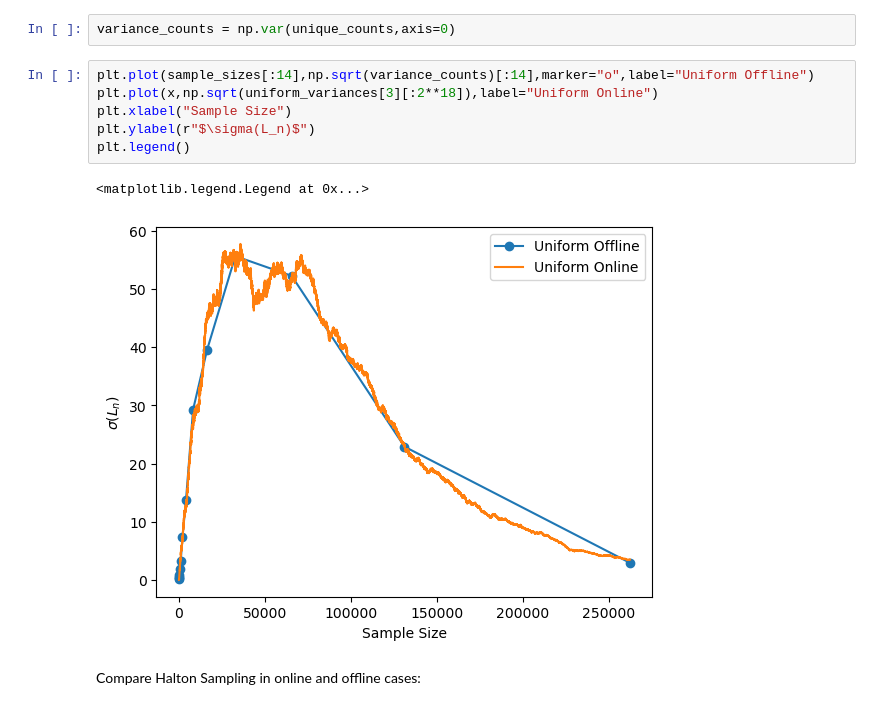
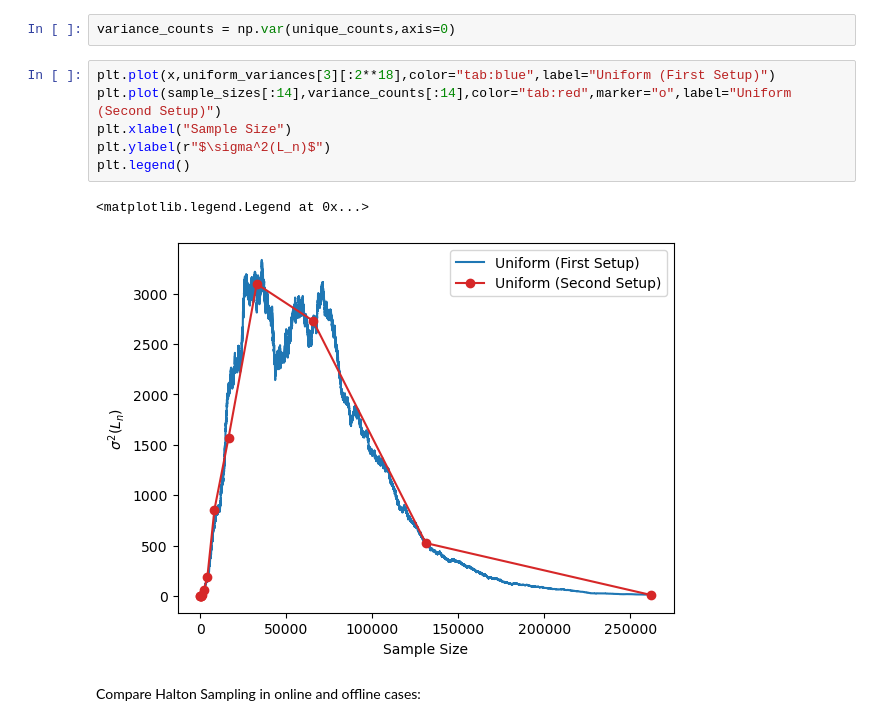
Before and after one commit to Gautam-Chauhan/MSc-Thesis, a Jupyter notebook: scenario_1.ipynb, the cells around one changed output. Saved outputs shown, nothing was run; the diff lists cells and outputs as text.

```diff
--- a/scenario_1.ipynb
+++ b/scenario_1.ipynb
@@ -761,14 +774,14 @@ plt.legend()
 # %%
 variance_counts = np.var(unique_counts,axis=0)
 # %%
-plt.plot(sample_sizes[:14],np.sqrt(variance_counts)[:14],marker="o",label="Uniform Offline")
-plt.plot(x,np.sqrt(uniform_variances[3][:2**18]),label="Uniform Online")
+plt.plot(x,uniform_variances[3][:2**18],color="tab:blue",label="Uniform (First Setup)")
+plt.plot(sample_sizes[:14],variance_counts[:14],color="tab:red",marker="o",label="Uniform (Second Setup)")
 plt.xlabel("Sample Size")
-plt.ylabel(r"$\sigma(L_n)$")
+plt.ylabel(r"$\sigma^2(L_n)$")
 plt.legend()
 # %% [output]
 <matplotlib.legend.Legend at 0x...>
-[figure, old version]
+[figure, new version]
 # %% [markdown]
 Compare Halton Sampling in online and offline cases:
 # %%
```
Also changed, not shown: parts of 32 cells of this notebook.
